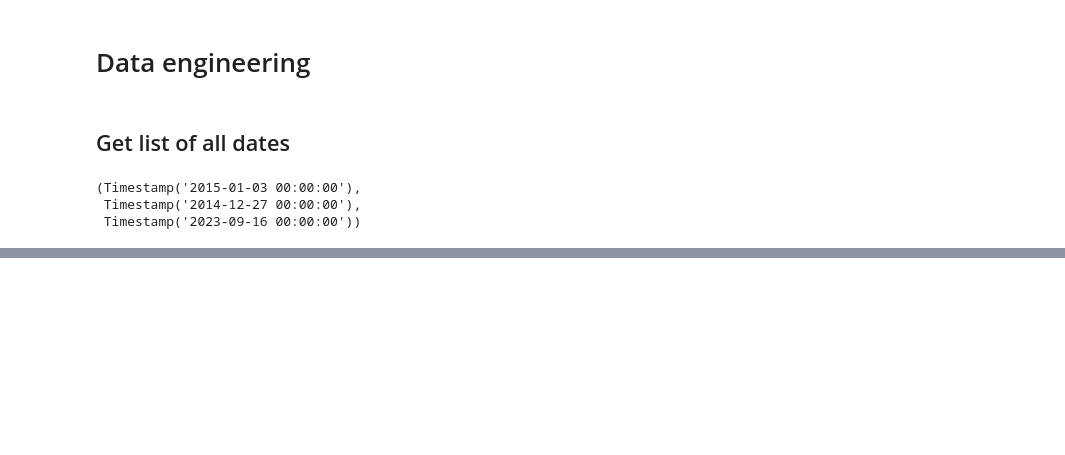
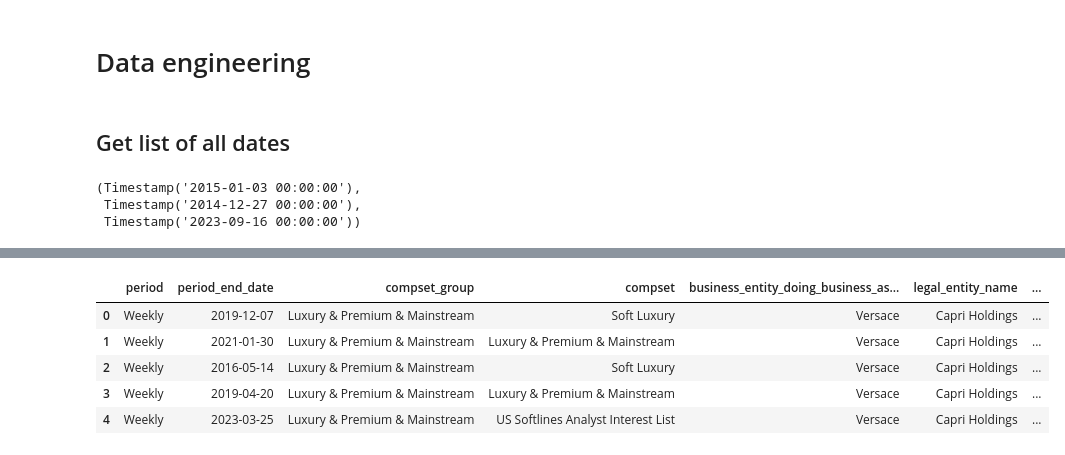
Before and after one commit to saschatran/challenge, a Jupyter notebook: IndividualNotebooks/sascha.ipynb, the cells around one changed output, grey strips where cells are left out. Saved outputs shown, nothing was run; the diff lists cells and outputs as text; code cells hidden in the pictures; blank space fills up the shorter version.

```diff
--- a/IndividualNotebooks/sascha.ipynb
+++ b/IndividualNotebooks/sascha.ipynb
@@ -181,0 +233,9 @@ NameError: name 'ft' is not defined
+# %%
+df.head()
+# %% [output]
+|  | period | period_end_date | compset_group | compset | business_entity_doing_business_as... | legal_entity_name | ... |
+| 0 | Weekly | 2019-12-07 | Luxury & Premium & Mainstream | Soft Luxury | Versace | Capri Holdings | ... |
+| 1 | Weekly | 2021-01-30 | Luxury & Premium & Mainstream | Luxury & Premium & Mainstream | Versace | Capri Holdings | ... |
+| 2 | Weekly | 2016-05-14 | Luxury & Premium & Mainstream | Soft Luxury | Versace | Capri Holdings | ... |
+| 3 | Weekly | 2019-04-20 | Luxury & Premium & Mainstream | Luxury & Premium & Mainstream | Versace | Capri Holdings | ... |
+| 4 | Weekly | 2023-03-25 | Luxury & Premium & Mainstream | US Softlines Analyst Interest List | Versace | Capri Holdings | ... |
```
Also changed, not shown: parts of 13 cells of this notebook, 1 other file.
